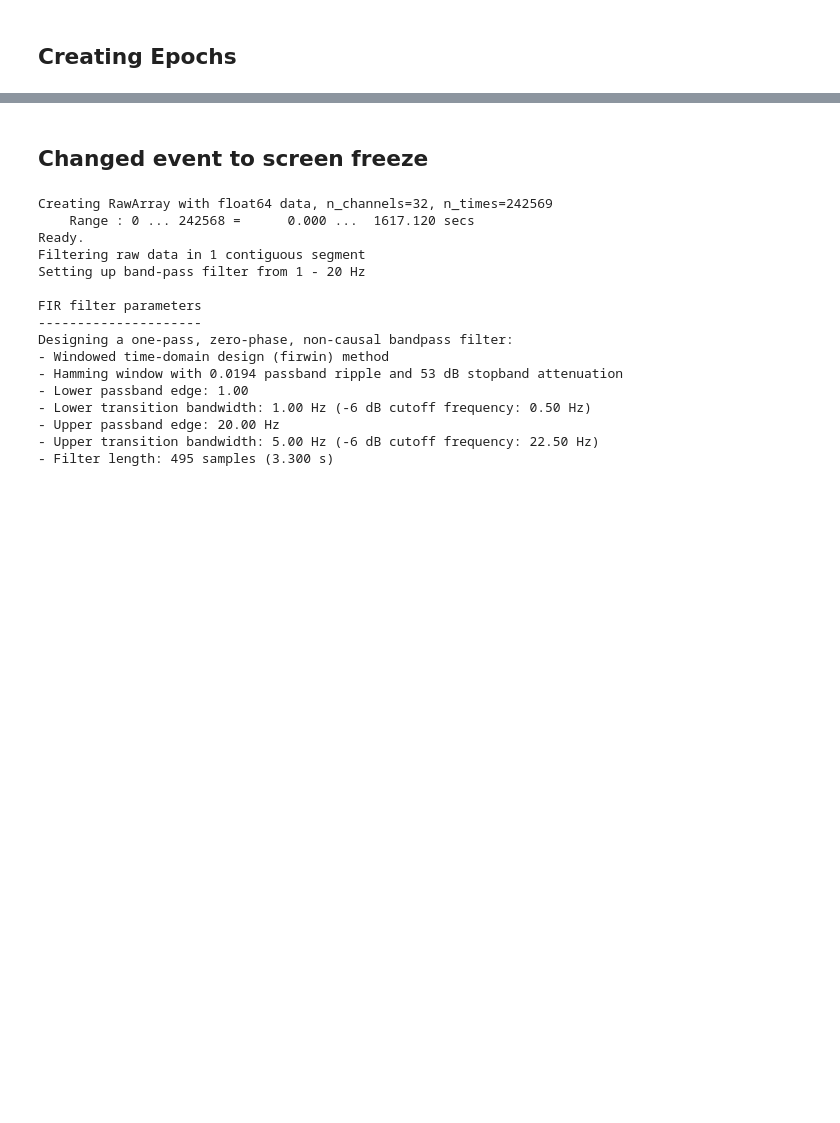
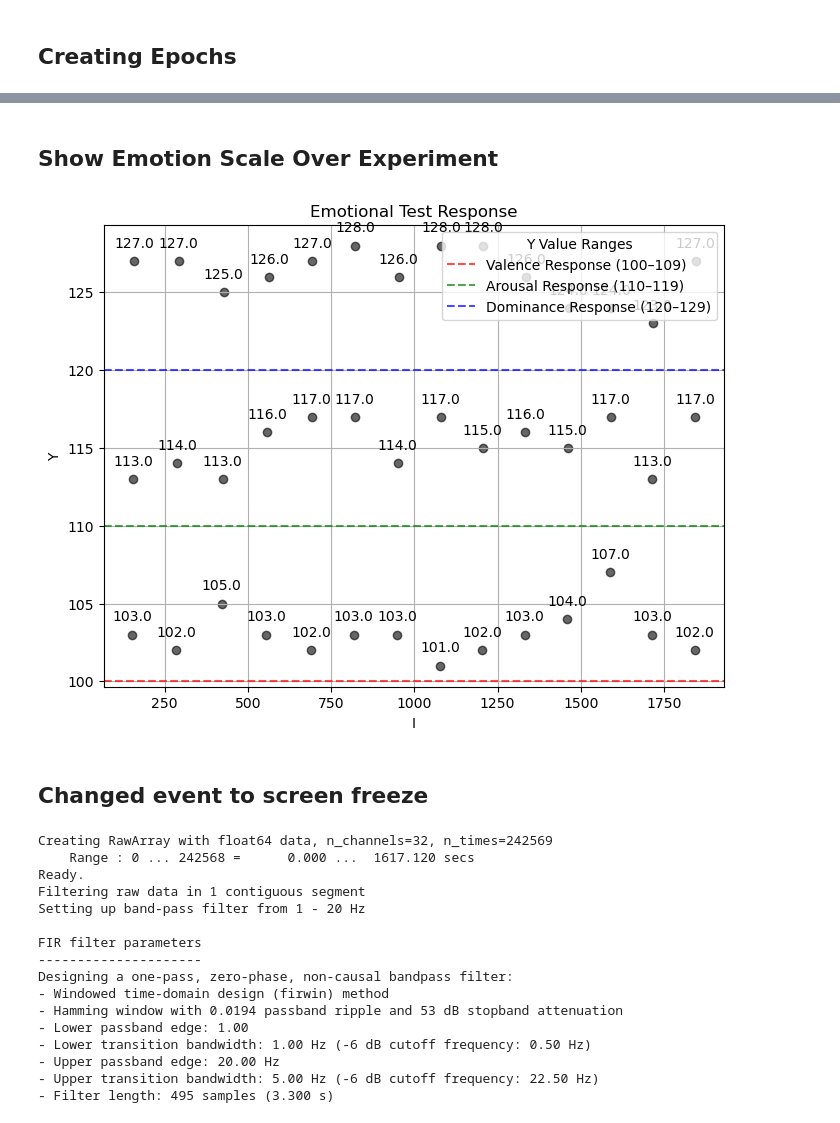
Before and after one commit to jeff-yc-wong/BCI_Project, a Jupyter notebook: eeg_analysis.ipynb, the cells around one changed output, grey strips where cells are left out. Drawn from its saved outputs; the diff is of its cells as text; code cells hidden in the pictures; blank space fills up the shorter version.

```diff
--- a/eeg_analysis.ipynb
+++ b/eeg_analysis.ipynb
@@ -379,3 +515,46 @@ Designing a one-pass, zero-phase, non-causal bandpass filter:
+# %% [markdown]
+## Show Emotion Scale Over Experiment
+# %%
+import numpy as np
+import matplotlib.pyplot as plt
+import scipy.io
+
+# Load data from the file S00.mat
+mat_data = scipy.io.loadmat('data/S00.mat')
+
+# Extract the Y and I data
+Y = mat_data['Y'][0, 3191:]
+I = mat_data['I'][0, 3191:]
+
+# Find indices where Y is above 99
+above_99_indices = np.where(Y > 99)[0]
+
+# Extract Y and I values where Y is above 99
+Y_above_99 = Y[above_99_indices]
+I_above_99 = I[above_99_indices]
+
+# Plot Y values over corresponding I values where Y is above 99
+plt.figure(figsize=(8, 6))
+plt.scatter(I_above_99, Y_above_99, color='black', alpha=0.6)
+
+# Annotate each point with its corresponding Y value
+for i, (x, y) in enumerate(zip(I_above_99, Y_above_99)):
+    label = f'{y:.1f}'
+    plt.annotate(label, (x, y), textcoords="offset points", xytext=(0,10), ha='center')
+
+# Add legend for the ranges of Y values
+plt.axhline(y=100, color='red', linestyle='--', alpha=0.7, label='Valence Response (100–109)')
+plt.axhline(y=110, color='green', linestyle='--', alpha=0.7, label='Arousal Response (110–119)')
+plt.axhline(y=120, color='blue', linestyle='--', alpha=0.7, label='Dominance Response (120–129)')
+
+plt.xlabel('I')
+plt.ylabel('Y')
+plt.title('Emotional Test Response')
+plt.legend(title='Y Value Ranges', loc='upper right')
+plt.grid(True)
+plt.show()
+# %% [output]
+[figure, added]
 # %% [markdown]
 ## Changed event to screen freeze
 # %%
```
Also changed, not shown: parts of 8 cells of this notebook.
